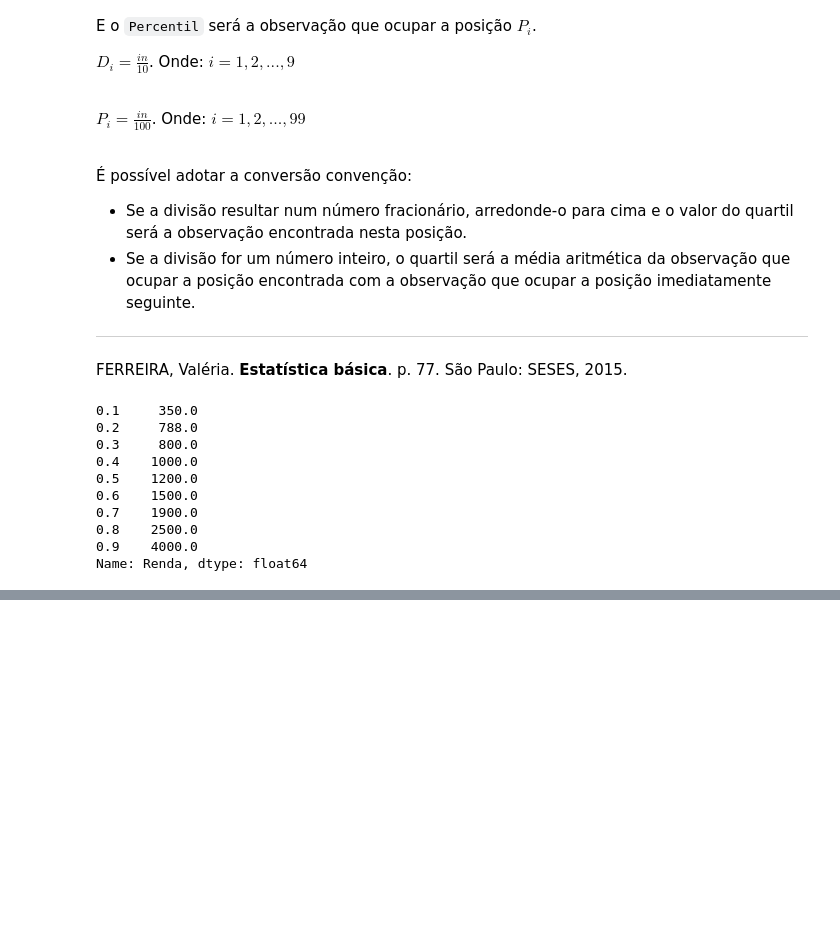
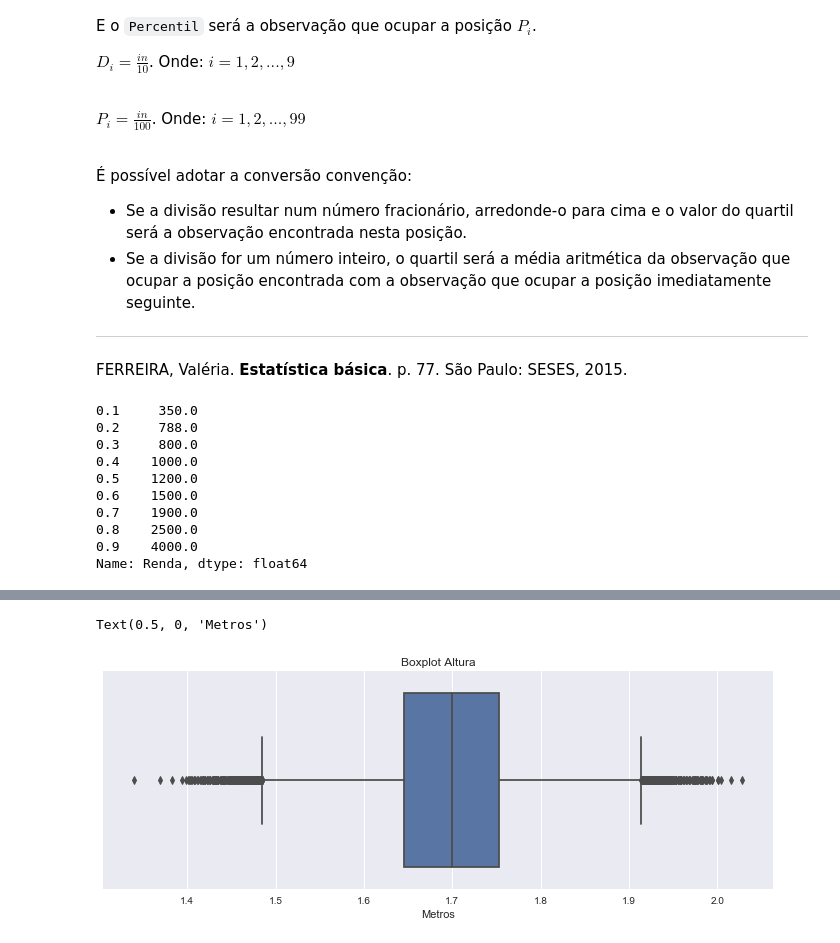
Before and after one commit to paulofreitasnobrega/estatistica-com-python, a Jupyter notebook: aula4-medidas-separatrizes.ipynb, the cells around one changed output, grey strips where cells are left out. Saved outputs shown, nothing was run; the diff lists cells and outputs as text; code cells hidden in the pictures; blank space fills up the shorter version.

```diff
--- a/aula4-medidas-separatrizes.ipynb
+++ b/aula4-medidas-separatrizes.ipynb
@@ -211,0 +302,11 @@ decil(conjunto)
+# %%
+# Boxplot com Seaborn para confrontar os dados acima
+ax_altura = sns.boxplot(data=df_pnad,
+                        x='Altura',
+                        orient='h')
+ax_altura.figure.set_size_inches(12, 4)
+ax_altura.set_title('Boxplot Altura')
+ax_altura.set_xlabel('Metros')
+# %% [output]
+Text(0.5, 0, 'Metros')
+[figure, added]
```
Also changed, not shown: parts of 14 cells of this notebook, 1 other file.
